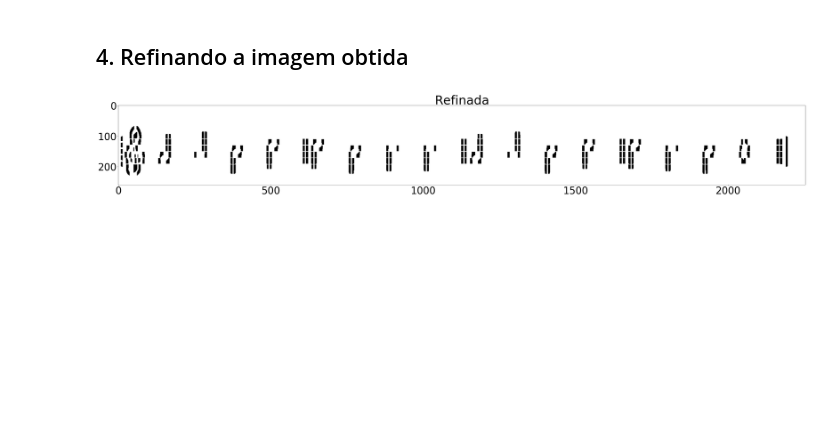
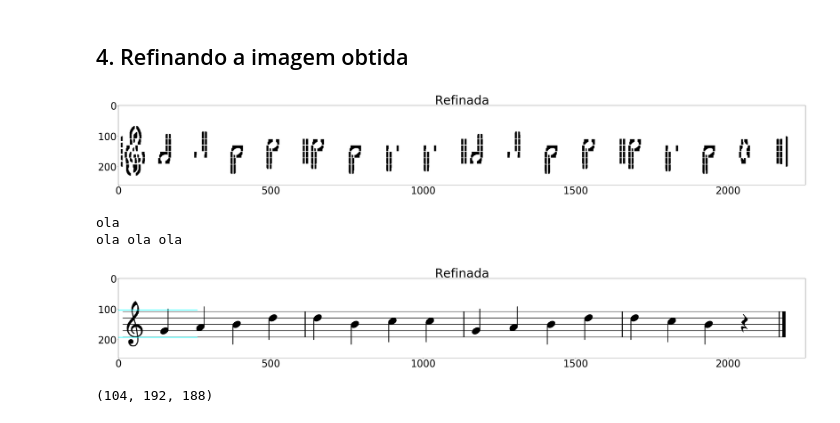
Before and after one commit to brunogriep/dip_music_sheet, a Jupyter notebook: music_sheet_reader.ipynb, the cells around one changed output. Cells and saved outputs as stored; diff of their text form; code cells hidden in the pictures; blank space fills up the shorter version.

```diff
--- a/music_sheet_reader.ipynb
+++ b/music_sheet_reader.ipynb
@@ -181,3 +393,34 @@ display(imagem_com_cor,'Imagem com Linhas',gray=0)
     display(vertical,"Refinada",gray = 1)
 # %% [output]
 [figure]
+# %%
+    staffs = []
+    lines = []
+    all_lines = sorted(all_lines)
+    for current_line in all_lines:
+        # If current line is far away from last detected line
+        if lines and abs(lines[-1] - current_line) > LINES_DISTANCE_THRESHOLD:
+            if len(lines) >= 5:
+                # Consider it the start of the next staff.
+                # If <5 - not enough lines detected. Probably an anomaly - reject.
+                staffs.append((lines[0], lines[-1]))
+            lines.clear()
+        lines.append(current_line)
+
+    # Process the last line
+    if len(lines) >= 5:
+        print("ola")
+        if abs(lines[-2] - lines[-1]) <= LINES_DISTANCE_THRESHOLD:
+            print("ola ola ola")
+            staffs.append((lines[0], lines[-1], lines[-2]))
+    width = image.shape[0]
+    for staff in staffs:
+        cv2.line(image, (0, staff[0]), (width, staff[0]), (0, 255, 255), 2)
+        cv2.line(image, (0, staff[1]), (width, staff[1]), (0, 255, 255), 2)
+    display(image,"Refinada")
+    staff
+# %% [output]
+ola
+ola ola ola
+[figure, added]
+(104, 192, 188)
```
Also changed, not shown: parts of 4 cells of this notebook.
